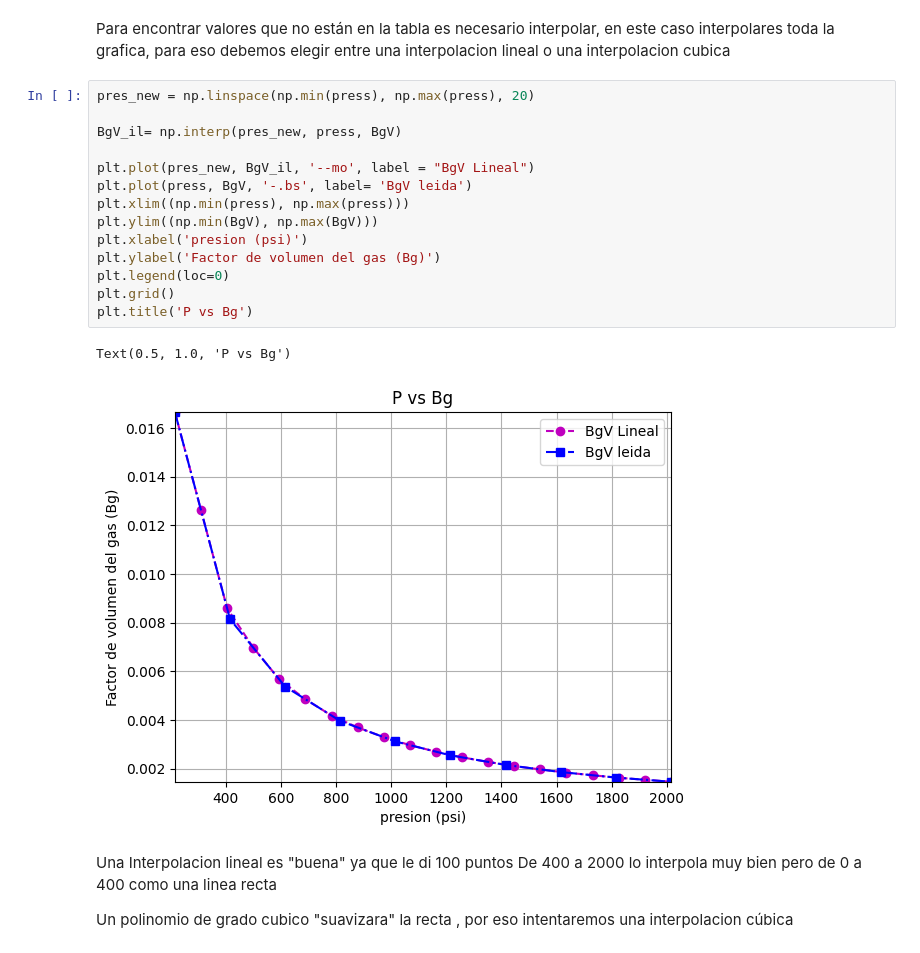
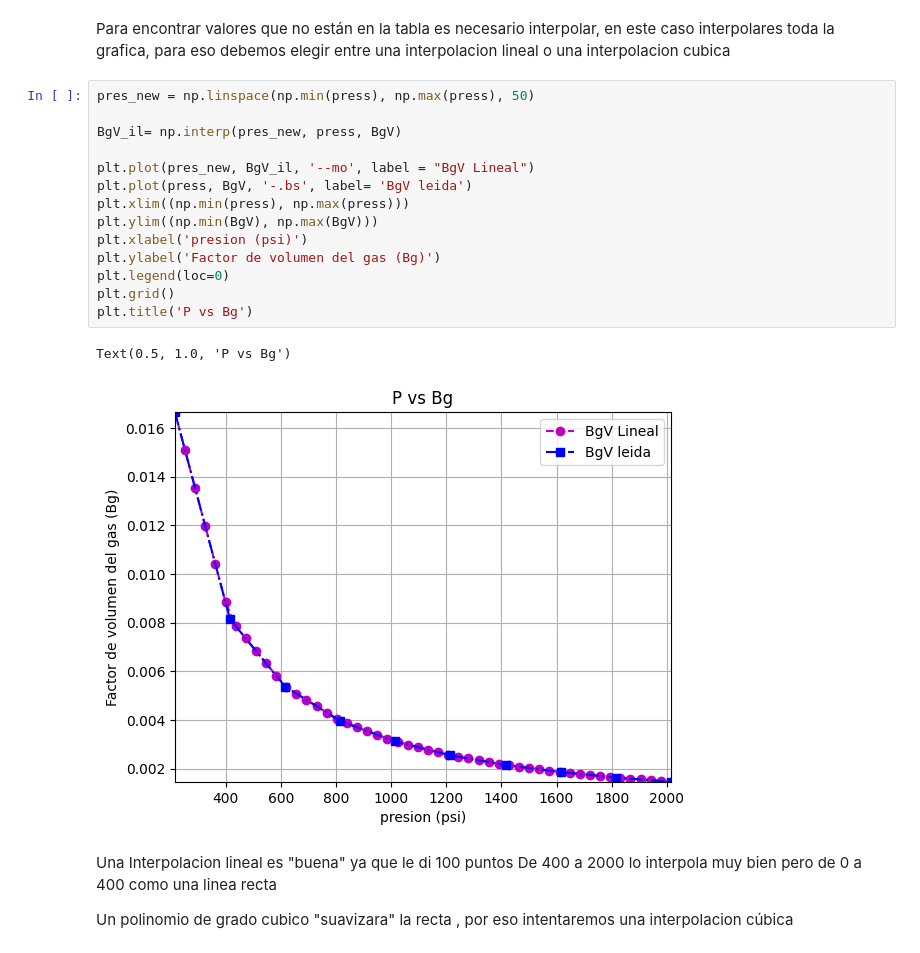
Before and after one commit to edisonc57/Neftepromyslovyye-zhidkosti-s-ispol-zovaniyem-Python, a Jupyter notebook: Объемный_коэффициент_газа.ipynb, the cells around one changed output. Saved outputs shown, nothing was run; the diff lists cells and outputs as text.

```diff
--- a/Объемный_коэффициент_газа.ipynb
+++ b/Объемный_коэффициент_газа.ipynb
@@ -150,22 +150,22 @@ plt.grid()
 Para encontrar valores que no están en la tabla es necesario interpolar,
 en este caso interpolares toda la grafica, para eso debemos elegir entre una interpolacion lineal o una interpolacion cubica
 # %%
-pres_new = np.linspace(np.min(press), np.max(press), 20)
+pres_new = np.linspace(np.min(press), np.max(press), 50)
 
 BgV_il= np.interp(pres_new, press, BgV)
 
 plt.plot(pres_new, BgV_il, '--mo', label = "BgV Lineal")
 plt.plot(press, BgV, '-.bs', label= 'BgV leida')
 plt.xlim((np.min(press), np.max(press)))
 plt.ylim((np.min(BgV), np.max(BgV)))
 plt.xlabel('presion (psi)')
 plt.ylabel('Factor de volumen del gas (Bg)')
 plt.legend(loc=0)
 plt.grid()
 plt.title('P vs Bg')
 # %% [output]
 Text(0.5, 1.0, 'P vs Bg')
-[figure, old version]
+[figure, new version]
 # %% [markdown]
 Una Interpolacion lineal es "buena" ya que le di 100 puntos
 De 400 a 2000 lo interpola muy bien
```
Also changed, not shown: parts of 2 cells of this notebook.
